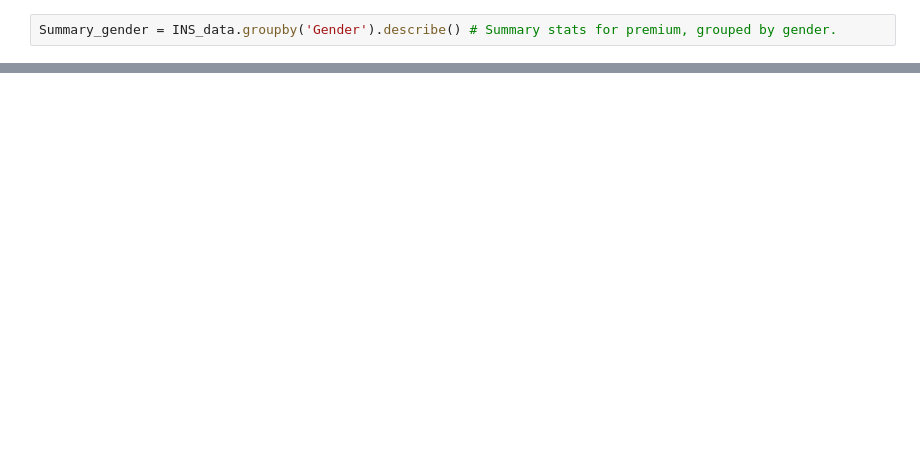
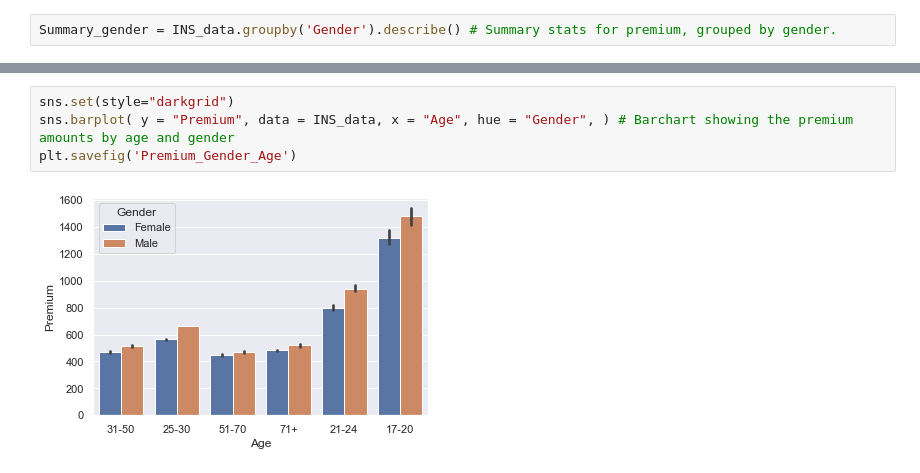
Before and after one commit to BTunney92/PfDA---Project, a Jupyter notebook: PfDA_Project.ipynb, the cells around one changed output, grey strips where cells are left out. Drawn from its saved outputs; the diff is of its cells as text; blank space fills up the shorter version.

```diff
--- a/PfDA_Project.ipynb
+++ b/PfDA_Project.ipynb
@@ -135,0 +143,6 @@ Male     495.0  591.018182  237.779637  454.0  495.0  495.0  527.0  1954.0
+# %%
+sns.set(style="darkgrid")
+sns.barplot( y = "Premium", data = INS_data, x = "Age", hue = "Gender", ) # Barchart showing the premium amounts by age and gender
+plt.savefig('Premium_Gender_Age')
+# %% [output]
+[figure, added]
```
Also changed, not shown: parts of 5 cells of this notebook, 3 other files.
